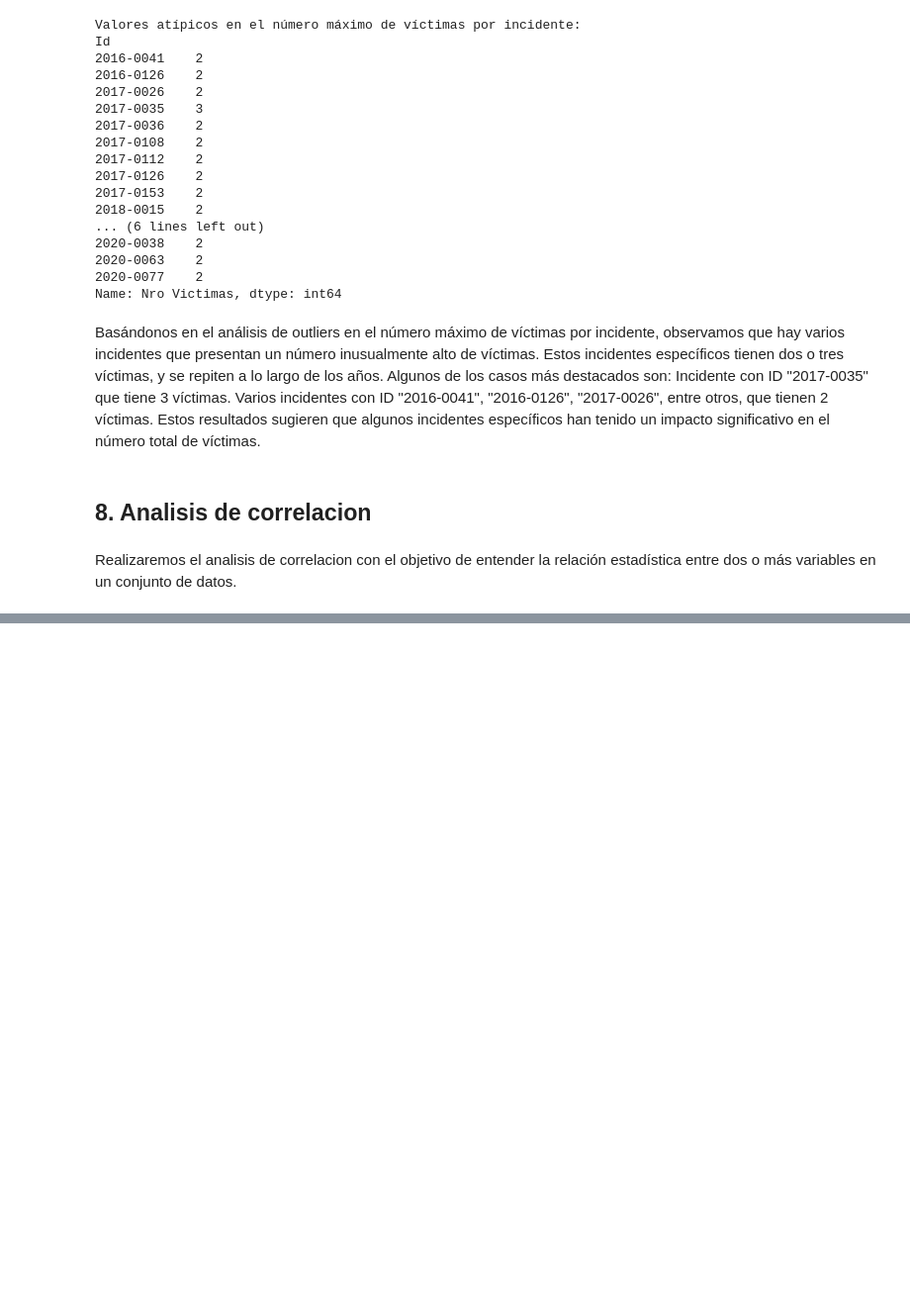
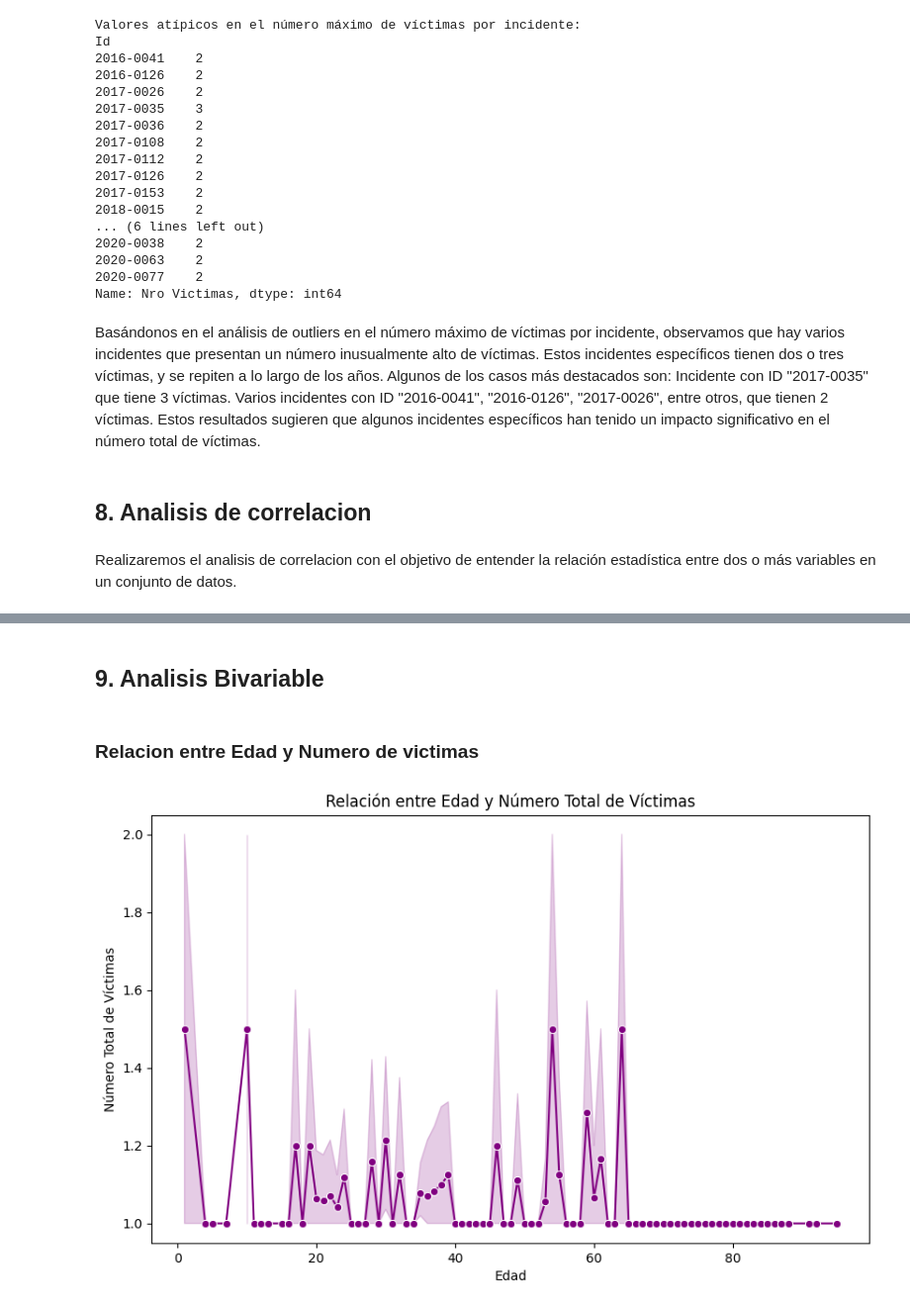
Before and after one commit to ASGuzman/PI2_Siniestros_Viales, a Jupyter notebook: EDA.ipynb, the cells around one changed output, grey strips where cells are left out. Shown at 99% size. Saved outputs shown, nothing was run; the diff lists cells and outputs as text; code cells hidden in the pictures; blank space fills up the shorter version.

```diff
--- a/EDA.ipynb
+++ b/EDA.ipynb
@@ -393,0 +404,13 @@ Realizaremos el analisis de correlacion con el objetivo de entender la relación
+# %% [markdown]
+## 9. Analisis Bivariable
+# %% [markdown]
+### Relacion entre Edad y Numero de victimas
+# %%
+plt.figure(figsize=(10, 6))
+sns.lineplot(x="Edad", y="Nro Victimas", data=df_siniestros, marker="o", color="purple")
+plt.title("Relación entre Edad y Número Total de Víctimas")
+plt.xlabel("Edad")
+plt.ylabel("Número Total de Víctimas")
+plt.show()
+# %% [output]
+[figure, added]
```
Also changed, not shown: parts of 15 cells of this notebook.
